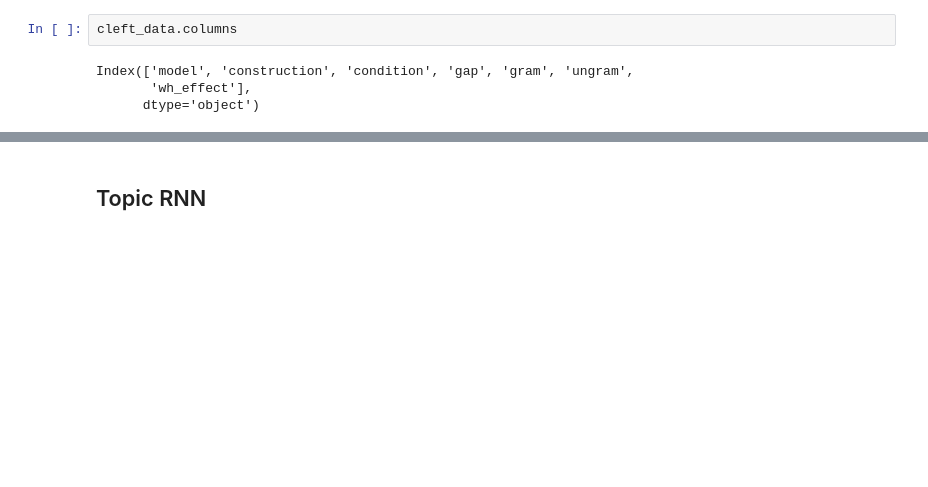
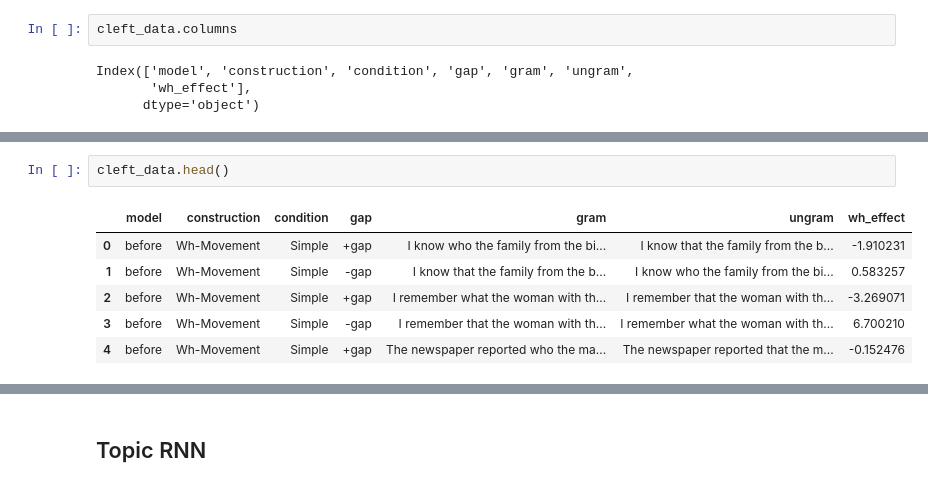
Before and after one commit to umd-psycholing/lm-syntactic-generalization, a Jupyter notebook: pretrained_comparisons.ipynb, the cells around one changed output, grey strips where cells are left out. Saved outputs shown, nothing was run; the diff lists cells and outputs as text; blank space fills up the shorter version.

```diff
--- a/pretrained_comparisons.ipynb
+++ b/pretrained_comparisons.ipynb
@@ -46,0 +49,9 @@ g = sns.catplot(x="condition", y="wh_effect", hue="gap", data=cleft_data, kind="
+# %%
+cleft_data.head()
+# %% [output]
+|  | model | construction | condition | gap | gram | ungram | wh_effect |
+| 0 | before | Wh-Movement | Simple | +gap | I know who the family from the bi... | I know that the family from the b... | -1.910231 |
+| 1 | before | Wh-Movement | Simple | -gap | I know that the family from the b... | I know who the family from the bi... | 0.583257 |
+| 2 | before | Wh-Movement | Simple | +gap | I remember what the woman with th... | I remember that the woman with th... | -3.269071 |
+| 3 | before | Wh-Movement | Simple | -gap | I remember that the woman with th... | I remember what the woman with th... | 6.700210 |
+| 4 | before | Wh-Movement | Simple | +gap | The newspaper reported who the ma... | The newspaper reported that the m... | -0.152476 |
```
Also changed, not shown: parts of 4 cells of this notebook, 6 other files.
